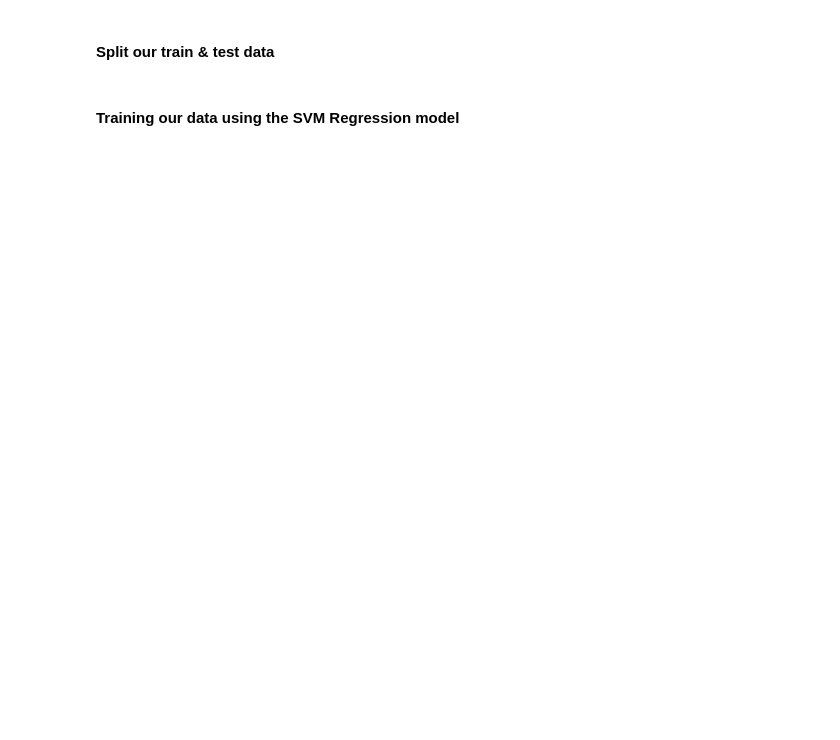
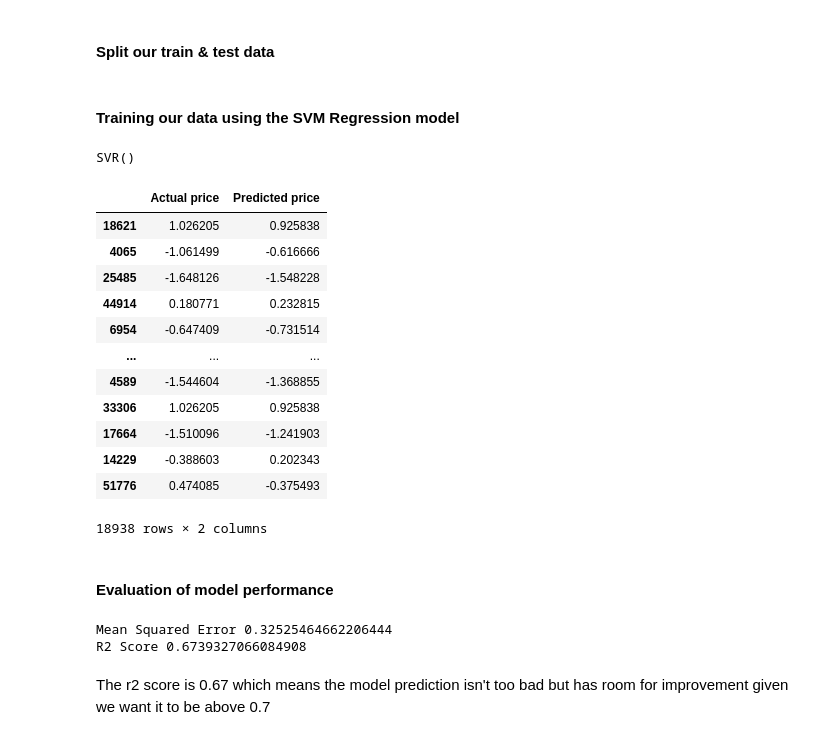
Before and after one commit to normanmunge/svm_model_electric_cars, a Jupyter notebook: svm-electric-cars-prediction.ipynb, the cells around one changed output. Drawn from its saved outputs; the diff is of its cells as text; code cells hidden in the pictures; blank space fills up the shorter version.

Commit message:
Trains the svm regressor model

```diff
--- a/svm-electric-cars-prediction.ipynb
+++ b/svm-electric-cars-prediction.ipynb
@@ -696,8 +678,44 @@ X_train, X_test, y_train, y_test = train_test_split(X, y, test_size=0.3, random_
 # %% [markdown]
 #### Training our data using the SVM Regression model
 # %%
-model = SVR(C=1.0, epsilon=0.2)
+model = SVR()
 model.fit(X_train, y_train)
+# %% [output]
+SVR()
 # %%
 # Make predictions
 y_pred = model.predict(X_test)
+# %%
+# Predictions
+model_diff = pd.DataFrame({
+    'Actual price' : y_test,
+    'Predicted price': y_pred
+})
+model_diff
+# %% [output]
+|  | Actual price | Predicted price |
+| 18621 | 1.026205 | 0.925838 |
+| 4065 | -1.061499 | -0.616666 |
+| 25485 | -1.648126 | -1.548228 |
+| 44914 | 0.180771 | 0.232815 |
+| 6954 | -0.647409 | -0.731514 |
+| ... | ... | ... |
+| 4589 | -1.544604 | -1.368855 |
+| 33306 | 1.026205 | 0.925838 |
+| 17664 | -1.510096 | -1.241903 |
+| 14229 | -0.388603 | 0.202343 |
+| 51776 | 0.474085 | -0.375493 |
+18938 rows × 2 columns
+# %% [markdown]
+#### Evaluation of model performance
+# %%
+# Using mse and r2_Score
+mse = mean_squared_error(y_test, y_pred)
+r2score = r2_score(y_test, y_pred)
+print('Mean Squared Error', mse)
+print('R2 Score', r2score)
+# %% [output]
+Mean Squared Error 0.32525464662206444
+R2 Score 0.6739327066084908
+# %% [markdown]
+The r2 score is 0.67 which means the model prediction isn't too bad but has room for improvement given we want it to be above 0.7
```
Also changed, not shown: parts of 3 cells of this notebook.
